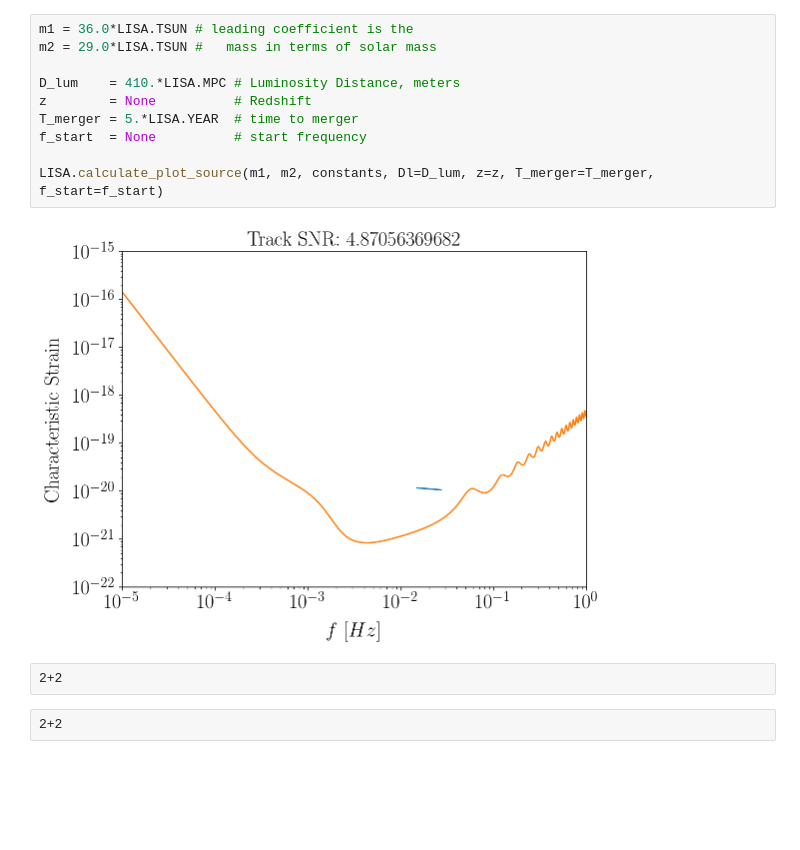
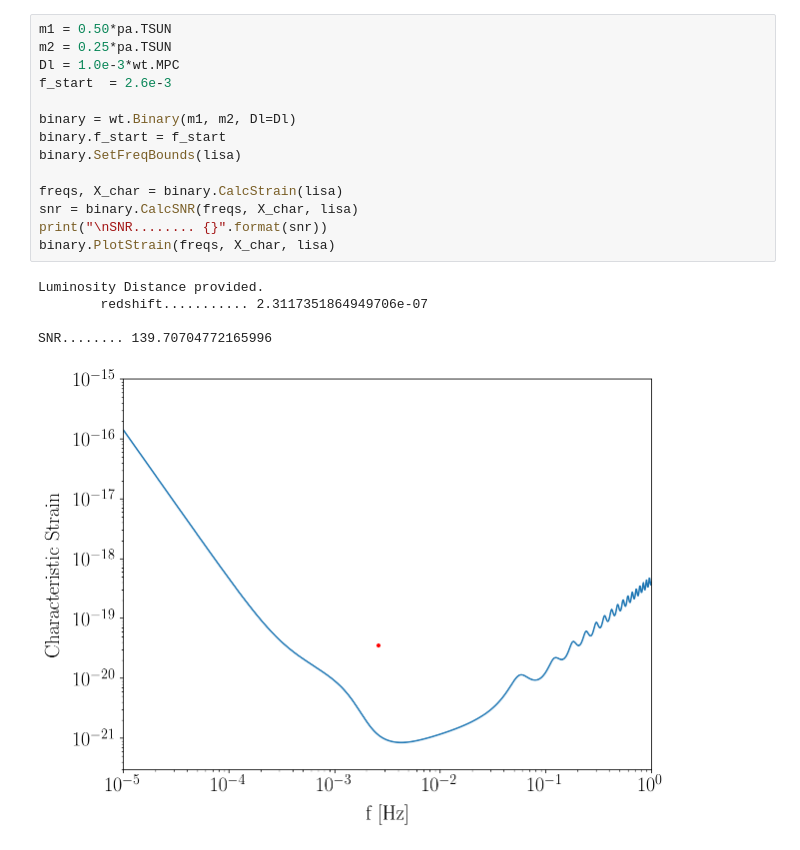
Before and after one commit to eXtremeGravityInstitute/LISA_Sensitivity, a Jupyter notebook: LISA_Sensitivity.ipynb, the cells around one changed output. Saved outputs shown, nothing was run; the diff lists cells and outputs as text; blank space fills up the shorter version.

```diff
--- a/LISA_Sensitivity.ipynb
+++ b/LISA_Sensitivity.ipynb
@@ -118,16 +169,20 @@ LISA.calculate_plot_source(m1, m2, constants, Dl=D_lum, z=z, T_merger=T_merger,
-# %%
-m1 = 36.0*LISA.TSUN # leading coefficient is the
-m2 = 29.0*LISA.TSUN #   mass in terms of solar mass
-
-D_lum    = 410.*LISA.MPC # Luminosity Distance, meters
-z        = None          # Redshift
-T_merger = 5.*LISA.YEAR  # time to merger
-f_start  = None          # start frequency
-
-LISA.calculate_plot_source(m1, m2, constants, Dl=D_lum, z=z, T_merger=T_merger, f_start=f_start)
-# %% [output]
-[figure, removed]
-# %% [raw]
-2+2
-# %% [raw]
-2+2
+# %%
+m1 = 0.50*pa.TSUN
+m2 = 0.25*pa.TSUN
+Dl = 1.0e-3*wt.MPC
+f_start  = 2.6e-3
+
+binary = wt.Binary(m1, m2, Dl=Dl)
+binary.f_start = f_start
+binary.SetFreqBounds(lisa)
+
+freqs, X_char = binary.CalcStrain(lisa)
+snr = binary.CalcSNR(freqs, X_char, lisa)
+print("\nSNR........ {}".format(snr))
+binary.PlotStrain(freqs, X_char, lisa)
+# %% [output]
+Luminosity Distance provided.
+        redshift........... 2.3117351864949706e-07
+
+SNR........ 139.70704772165996
+[figure, added]
```
Also changed, not shown: parts of 27 cells of this notebook.
